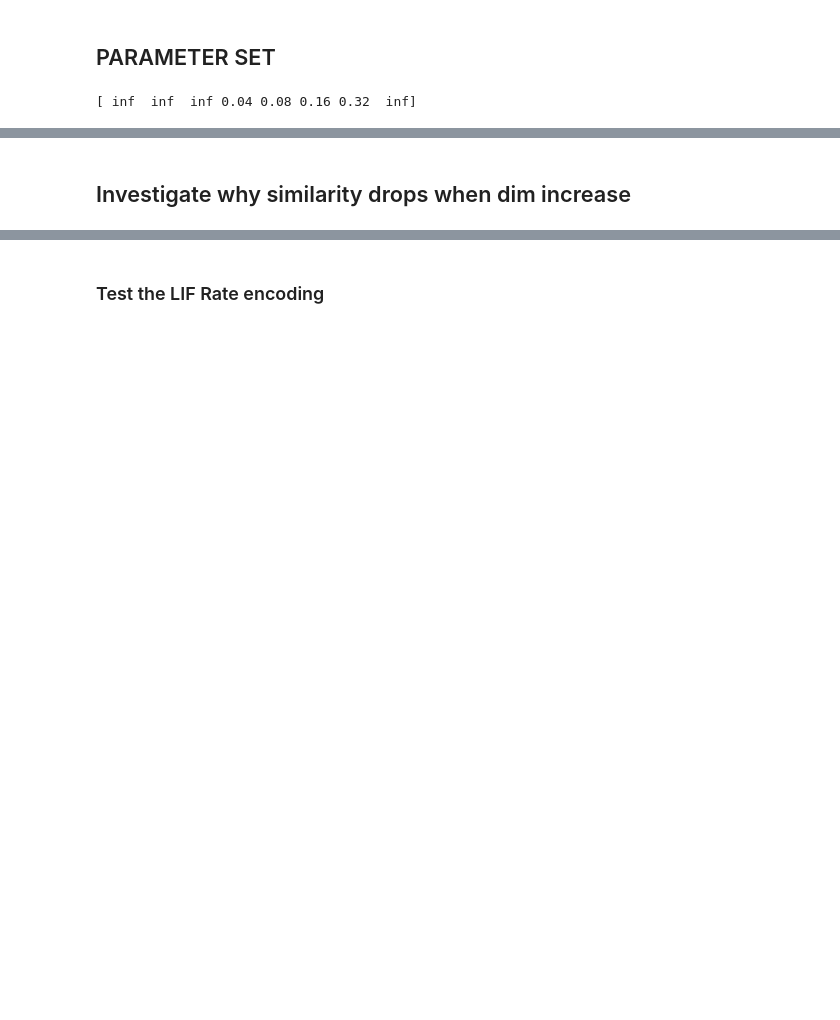
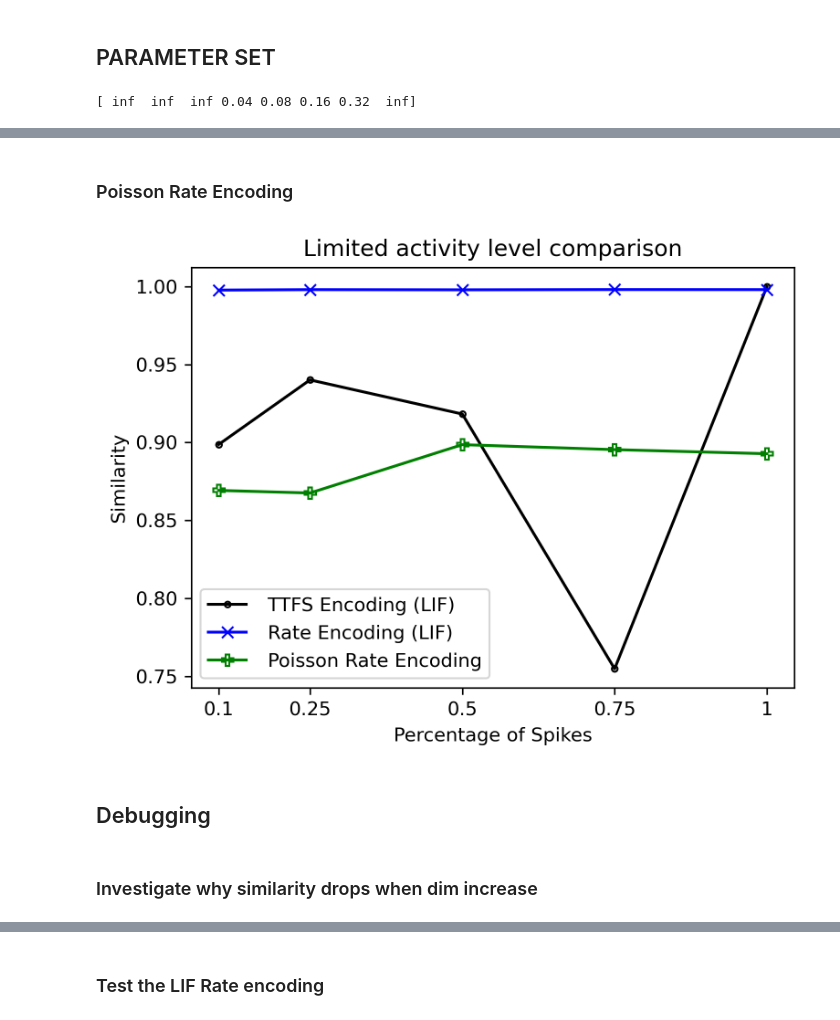
Before and after one commit to vidurayashan/VSA_FHRR_MNIST_Classification, a Jupyter notebook: Evaluate_HD_reconstruction for different schemes.ipynb, the cells around one changed output, grey strips where cells are left out. Drawn from its saved outputs; the diff is of its cells as text; code cells hidden in the pictures; blank space fills up the shorter version.

```diff
--- a/Evaluate_HD_reconstruction for different schemes.ipynb
+++ b/Evaluate_HD_reconstruction for different schemes.ipynb
@@ -617,0 +654,2 @@ for elem in default_dim:
+# %%
+limited_rslt = []
@@ -653,0 +788,47 @@ full_actv.append( {'title':'TTFS Encoding (LIF)', 'x_values':dimension_list, 'y_
+# %% [markdown]
+### Poisson Rate Encoding
+# %%
+def limit_spike_count(spike_trains, max_total_spikes):
+    total_spikes = 0
+    rows, cols = spike_trains.shape
+
+    for i in range(rows):
+        row_spikes = np.sum(spike_trains[i])
+        total_spikes += row_spikes
+
+        if total_spikes > max_total_spikes:
+            # Zero out the rest of the current row and all subsequent rows
+            spike_trains[i, np.sum(spike_trains[i, :]) > total_spikes - max_total_spikes:] = 0
+            spike_trains[i+1:, :] = 0
+            break
+
+    return spike_trains
+# %%
+sim_rslt = []
+for spikes in tqdm(allowed_spikes[0]["allowed spike count"]): # TTFS Encoding (LIF)
+    rv_rslt = []
+    rv_rslt_act = []
+    for _ in range(rv_repeat):
+        rv1 = np.random.uniform(0, 2 * np.pi, default_dim)
+
+        # Encode
+        spike_trains, min_val, max_val = rate_encode(rv1, sim_time)
+        # print("Spike Trains:\n", spike_trains)
+
+        # Limit the spikes
+        spike_trains_limited = limit_spike_count(spike_trains, spikes)
+        # Decode
+        decoded_values = rate_decode(spike_trains_limited, sim_time, min_val, max_val)
+
+        rslt = cosine_similarity([rv1], [decoded_values])[0][0]
+        # print(rslt)
+
+        rv_rslt.append(rslt)
+
+    sim_rslt.append(rv_rslt)
+
+limited_rslt.append( {'title':'Poisson Rate Encoding', 'x_values':percentage_allowed, 'y_values':sim_rslt} )
+# %%
+plot_multiple_box_plots(limited_rslt, "Percentage of Spikes", "Similarity", "Limited activity level comparison", False, label_prefix="", figsize=(5.3,4))# x_limits=(-10,10050), y_limits=(0.9995, 1))
+# %% [output]
+[figure, added]
@@ -654,5 +849,7 @@ full_actv.append( {'title':'TTFS Encoding (LIF)', 'x_values':dimension_list, 'y_
+# %% [markdown]
+## Debugging
 # %% [markdown]
-## Investigate why similarity drops when dim increase
+### Investigate why similarity drops when dim increase
 # %%
 def add_fixed_percentage_error(arr, percentage):
     """
```
Also changed, not shown: parts of 60 cells of this notebook, 2 other files.
